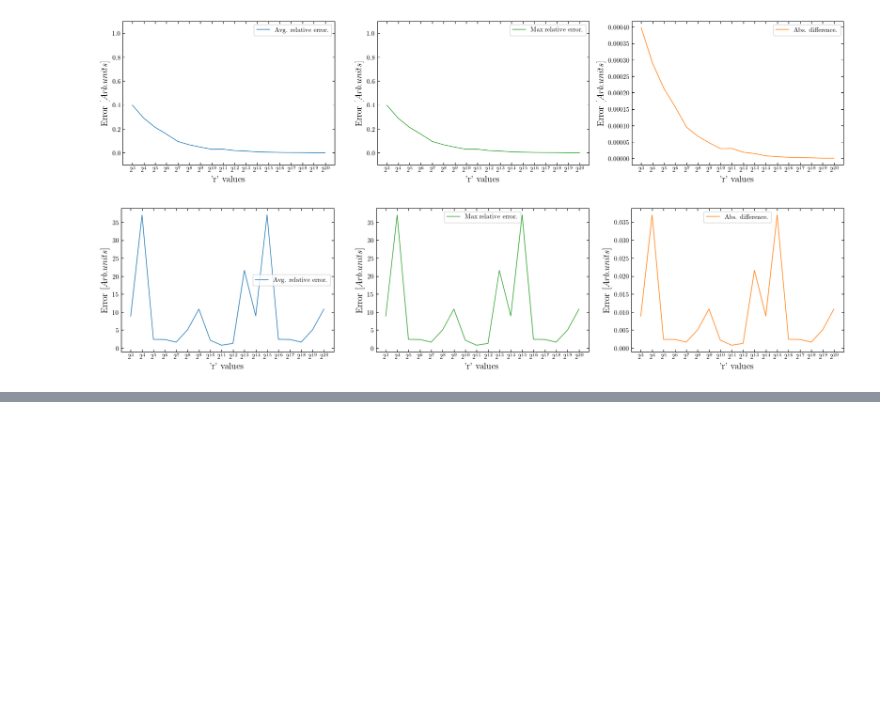
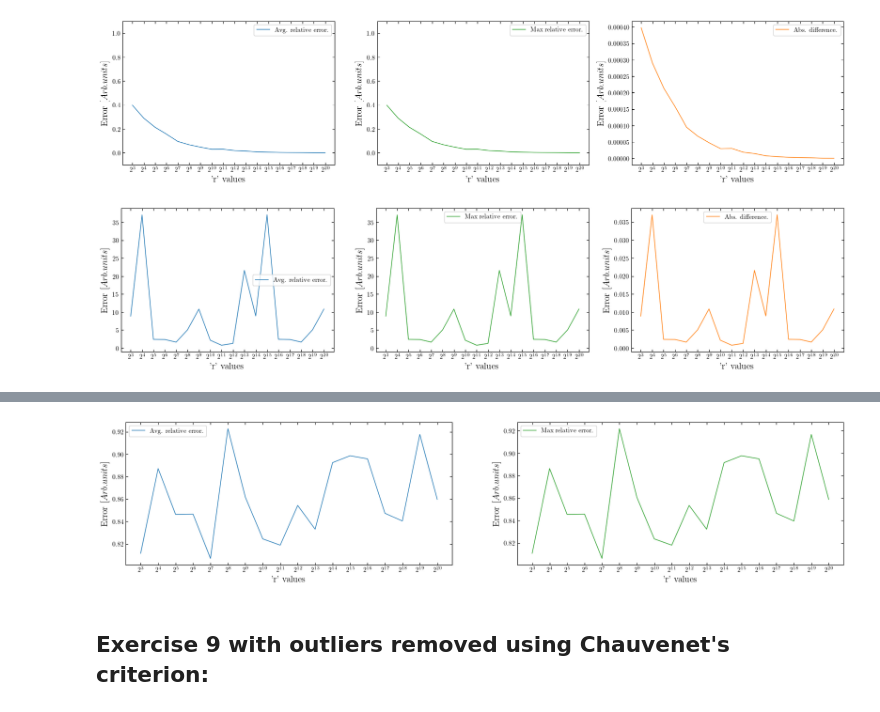
Before and after one commit to seba2390/RandomizedAlgorithms2023, a Jupyter notebook: Project 2/DataVisualization/Plotting.ipynb, the cells around one changed output, grey strips where cells are left out. Cells and saved outputs as stored; diff of their text form; code cells hidden in the pictures; blank space fills up the shorter version.

```diff
--- a/Project 2/DataVisualization/Plotting.ipynb
+++ b/Project 2/DataVisualization/Plotting.ipynb
@@ -232,0 +342,27 @@ plt.show()
+# %%
+fig, ax = plt.subplots(1,2,figsize=(20,4))
+
+ax[0].plot(r_values, sorted_avg_relative_errs,color='tab:blue', lw=1, label='Avg. relative error.')
+ax[0].set_xlabel("'r' values", size=14)
+ax[0].set_ylabel(r"Error $[Arb. units]$", size=14)
+#ax[0].set_ylim(-0.1,10.5)
+ax[0].set_xscale('log',base=2)
+ax[0].set_xticks(r_values)
+ax[0].set_xticklabels([f"$2^{{{i}}}$" for i in range(int(np.log2(np.min(r_values))), int(np.log2(np.max(r_values))+1))])
+ax[0].legend()
+
+ax[1].plot(r_values, sorted_max_relative_errs,color='tab:green', lw=1, label=r'Max relative error.')
+ax[1].set_xlabel("'r' values", size=14)
+ax[1].set_ylabel(r"Error $[Arb. units]$", size=14)
+#ax[1].set_ylim(-0.1,10.5)
+ax[1].set_xscale('log',base=2)
+ax[1].set_xticks(r_values)
+ax[1].set_xticklabels([f"$2^{{{i}}}$" for i in range(int(np.log2(np.min(r_values))), int(np.log2(np.max(r_values))+1))])
+ax[1].legend()
+
+plt.savefig("exercise_9_outliers_removed_tukey.pdf")
+plt.show()
+# %% [output]
+[figure, added]
+# %% [markdown]
+## Exercise 9 with outliers removed using Chauvenet's criterion:
```
Also changed, not shown: parts of 8 cells of this notebook, 15 other files.
